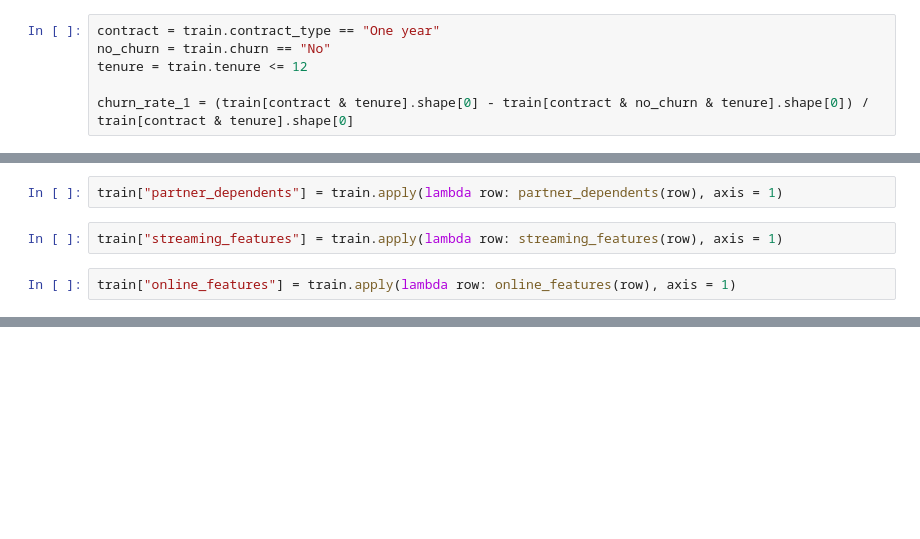
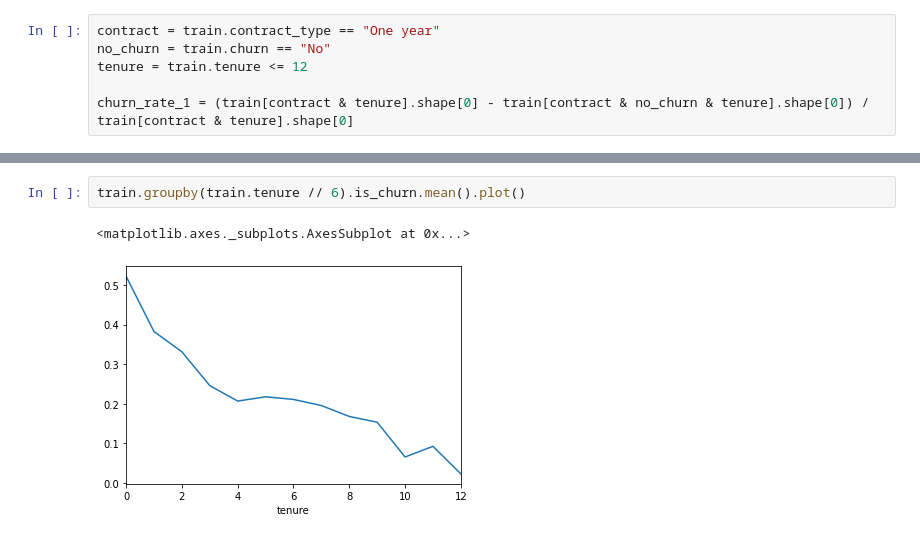
Before and after one commit to Rooster-Warrior/analyzing-customer-churn, a Jupyter notebook: daniel's_data_prep_file.ipynb, the cells around one changed output, grey strips where cells are left out. Cells and saved outputs as stored; diff of their text form; blank space fills up the shorter version.

```diff
--- a/daniel's_data_prep_file.ipynb
+++ b/daniel's_data_prep_file.ipynb
@@ -416,6 +743,0 @@ def online_features(df):
-# %%
-train["partner_dependents"] = train.apply(lambda row: partner_dependents(row), axis = 1)
-# %%
-train["streaming_features"] = train.apply(lambda row: streaming_features(row), axis = 1)
-# %%
-train["online_features"] = train.apply(lambda row: online_features(row), axis = 1)
@@ -421,0 +746,5 @@ train["online_features"] = train.apply(lambda row: online_features(row), axis =
+# %%
+train.groupby(train.tenure // 6).is_churn.mean().plot()
+# %% [output]
+<matplotlib.axes._subplots.AxesSubplot at 0x...>
+[figure, added]
```
Also changed, not shown: parts of 93 cells of this notebook.
